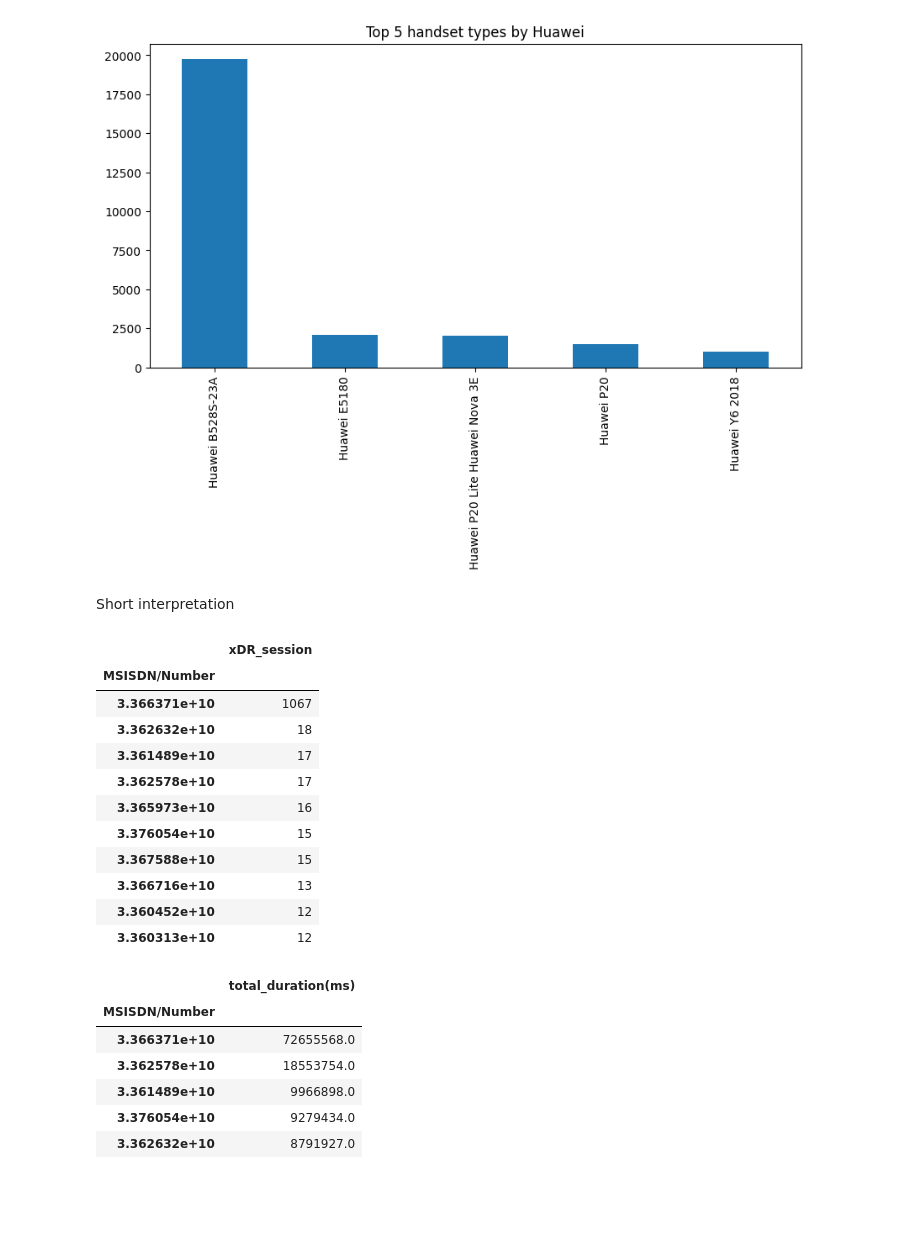
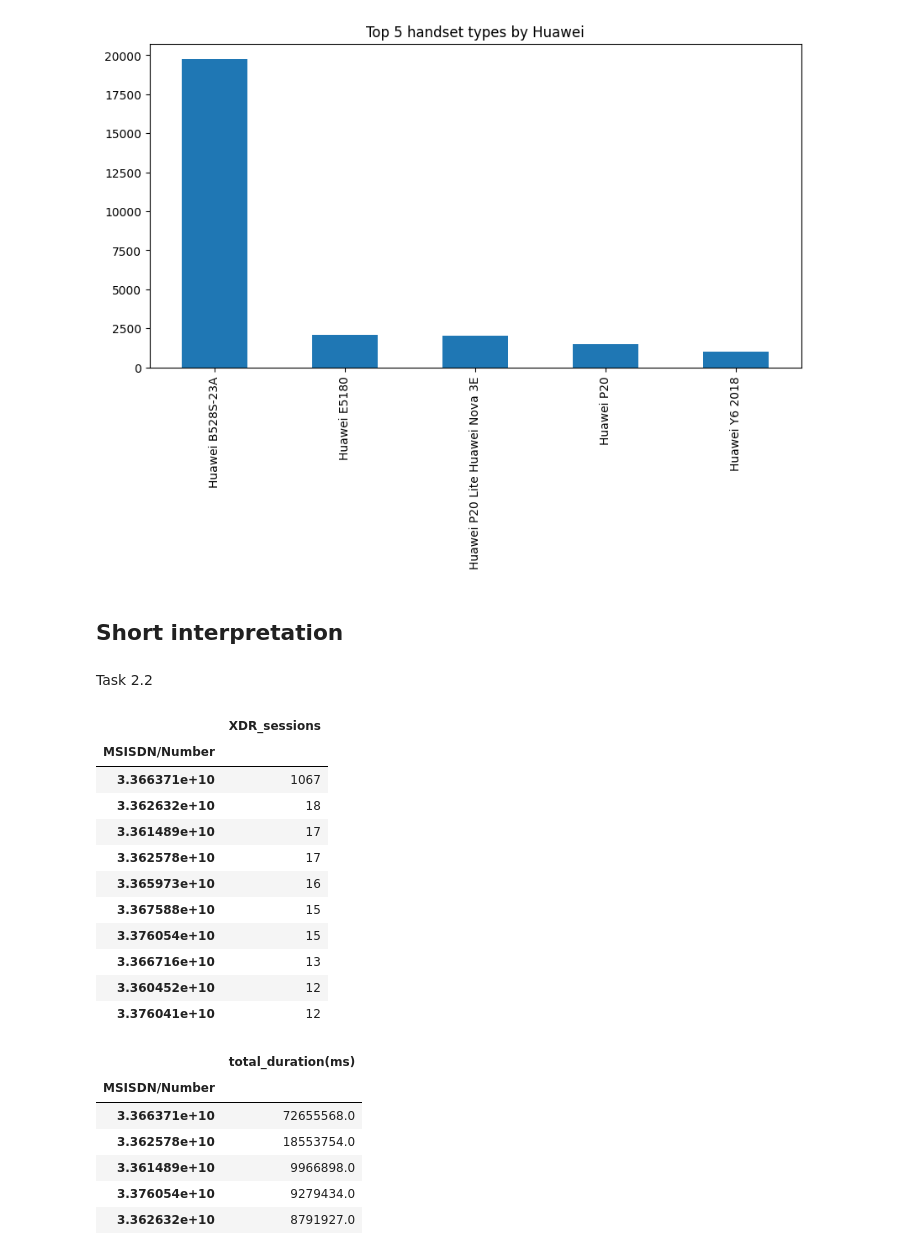
Before and after one commit to Keriii/week_1, a Jupyter notebook: notebook/EDA analysis.ipynb, the cells around one changed output. Saved outputs shown, nothing was run; the diff lists cells and outputs as text; code cells hidden in the pictures; blank space fills up the shorter version.

Commit message:
Task 2.1 and 2.2 redone

```diff
--- a/notebook/EDA analysis.ipynb
+++ b/notebook/EDA analysis.ipynb
@@ -9 +15,6 @@ cleaned_data = pd.read_csv('clean_data.csv', index_col=False)
+# %%
+#lets start by importing the data
+conn = connection()
+# %%
+data = table_to_sql(conn, "telecom_data")
 # %%
@@ -74,27 +85,27 @@ handsets_per_manufacturers.groupby(["Handset Manufacturer"]).get_group('Huawei')
 plt.show()
 # %% [output]
 [figure]
-# %% [markdown]
-Short interpretation
+# %% [markdown]
+## Short interpretation
+# %% [markdown]
+Task 2.2
 # %%
-session=cleaned_data.groupby(["MSISDN/Number"]).agg({"Bearer Id":"count"})
-
-session.rename(columns={"Bearer Id":"xDR_sessions"})
-session=pd.DataFrame(data=list(session["Bearer Id"])[1:],columns=["xDR_session"],index=session.index[1:])
-session = session.sort_values(by=["xDR_session"],ascending=False)
+session=data.groupby(["MSISDN/Number"]).agg({"Bearer Id":"count"})
+session = session.rename(columns={"Bearer Id":"XDR_sessions"})
+session = session.sort_values(by=["XDR_sessions"],ascending=False)
 
 session.head(10)
 # %% [output]
-|  | xDR_session |
+|  | XDR_sessions |
 | MSISDN/Number |  |
 | 3.366371e+10 | 1067 |
 | 3.362632e+10 | 18 |
 | 3.361489e+10 | 17 |
 | 3.362578e+10 | 17 |
 | 3.365973e+10 | 16 |
+| 3.367588e+10 | 15 |
 | 3.376054e+10 | 15 |
-| 3.367588e+10 | 15 |
 | 3.366716e+10 | 13 |
 | 3.360452e+10 | 12 |
-| 3.360313e+10 | 12 |
+| 3.376041e+10 | 12 |
 # %%
```
Also changed, not shown: parts of 17 cells of this notebook.
